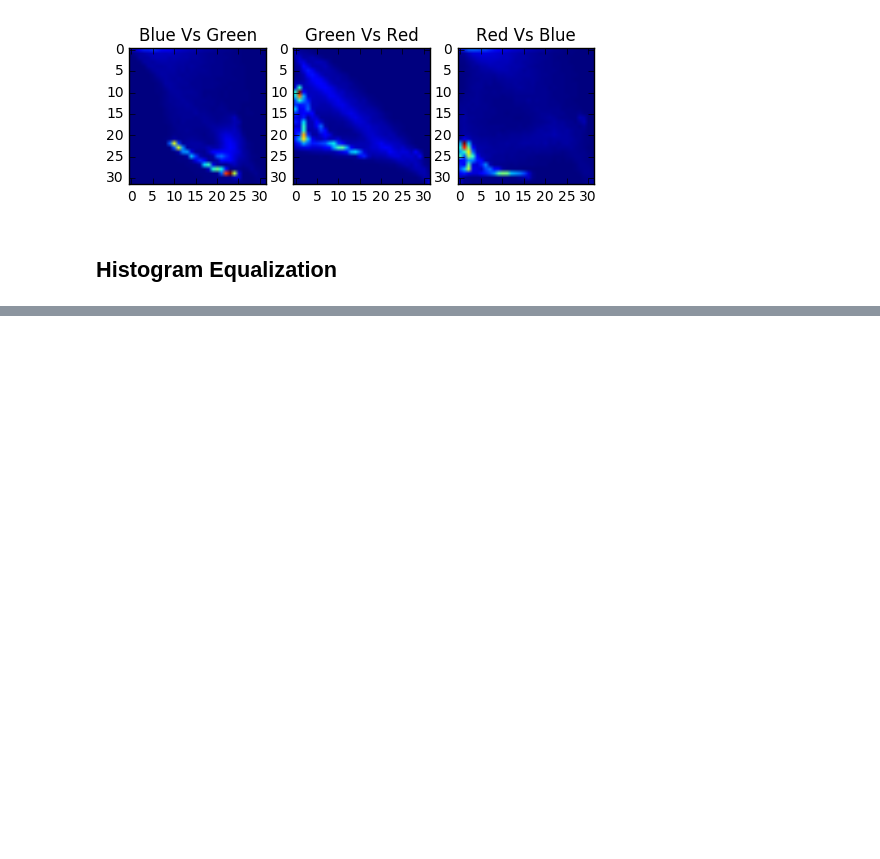
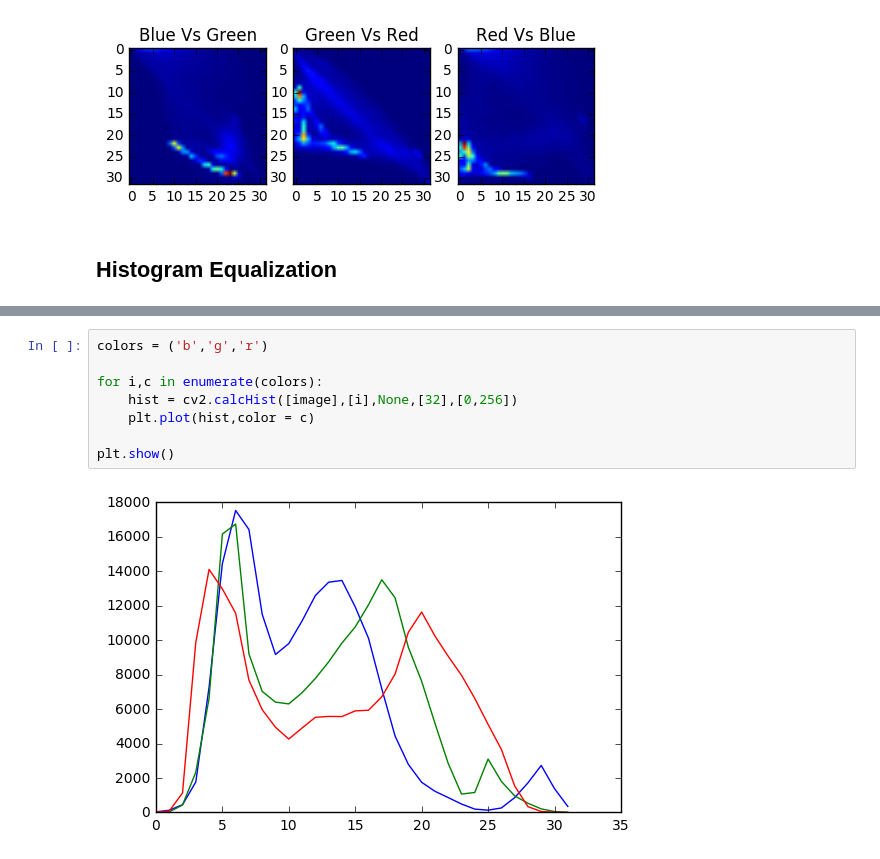
Before and after one commit to back-prop/CV, a Jupyter notebook: OpenCVBasics/Image_Histograms.ipynb, the cells around one changed output, grey strips where cells are left out. Cells and saved outputs as stored; diff of their text form; blank space fills up the shorter version.

```diff
--- a/OpenCVBasics/Image_Histograms.ipynb
+++ b/OpenCVBasics/Image_Histograms.ipynb
@@ -113,0 +159,10 @@ plt.show()
+# %%
+colors = ('b','g','r')
+
+for i,c in enumerate(colors):
+    hist = cv2.calcHist([image],[i],None,[32],[0,256])
+    plt.plot(hist,color = c)
+
+plt.show()
+# %% [output]
+[figure, added]
```
Also changed, not shown: parts of 7 cells of this notebook, 4 other files.
